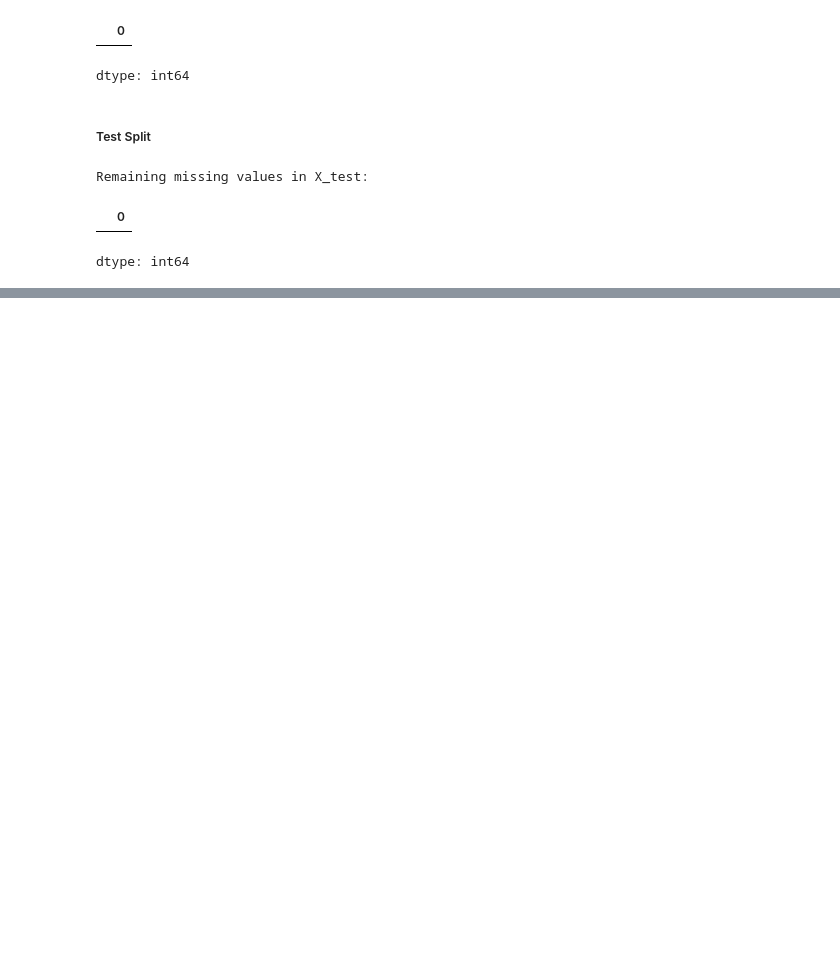
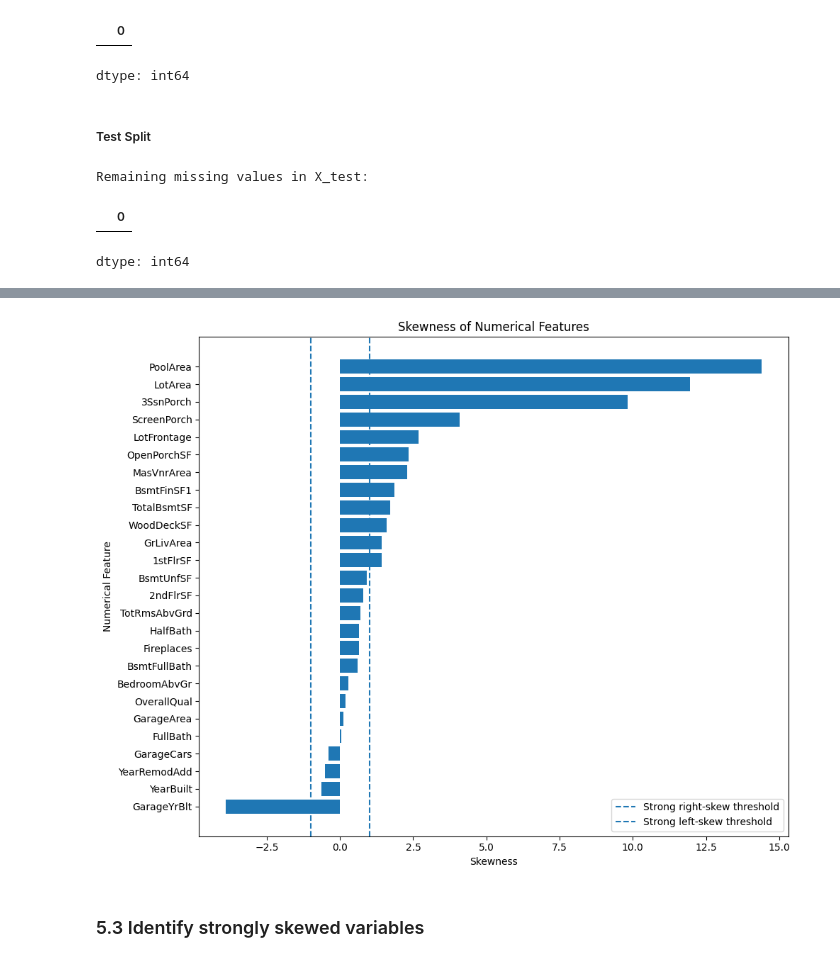
Before and after one commit to VenuriDampahalage/ames-housing-price-prediction, a Jupyter notebook: preProcessing.ipynb, the cells around one changed output, grey strips where cells are left out. Cells and saved outputs as stored; diff of their text form; code cells hidden in the pictures; blank space fills up the shorter version.

Commit message:
Numerical preprocessing

```diff
--- a/preProcessing.ipynb
+++ b/preProcessing.ipynb
@@ -478,0 +503,5 @@ dtype: int64
+# %%
+numerical_features = selected_num_features.copy()
+
+print("Number of numerical features:", len(numerical_features))
+print(numerical_features)
@@ -478,0 +540,38 @@ dtype: int64
+# %%
+import matplotlib.pyplot as plt
+
+skewness = (
+    X_train_selected[numerical_features]
+    .skew()
+    .sort_values(ascending=True)
+)
+
+plt.figure(figsize=(10, 8))
+
+plt.barh(
+    skewness.index,
+    skewness.values
+)
+
+plt.axvline(
+    x=1,
+    linestyle='--',
+    label='Strong right-skew threshold'
+)
+
+plt.axvline(
+    x=-1,
+    linestyle='--',
+    label='Strong left-skew threshold'
+)
+
+plt.xlabel('Skewness')
+plt.ylabel('Numerical Feature')
+plt.title('Skewness of Numerical Features')
+plt.legend()
+plt.tight_layout()
+plt.show()
+# %% [output]
+[figure, added]
+# %% [markdown]
+### 5.3 Identify strongly skewed variables
```
Also changed, not shown: parts of 20 cells of this notebook.
